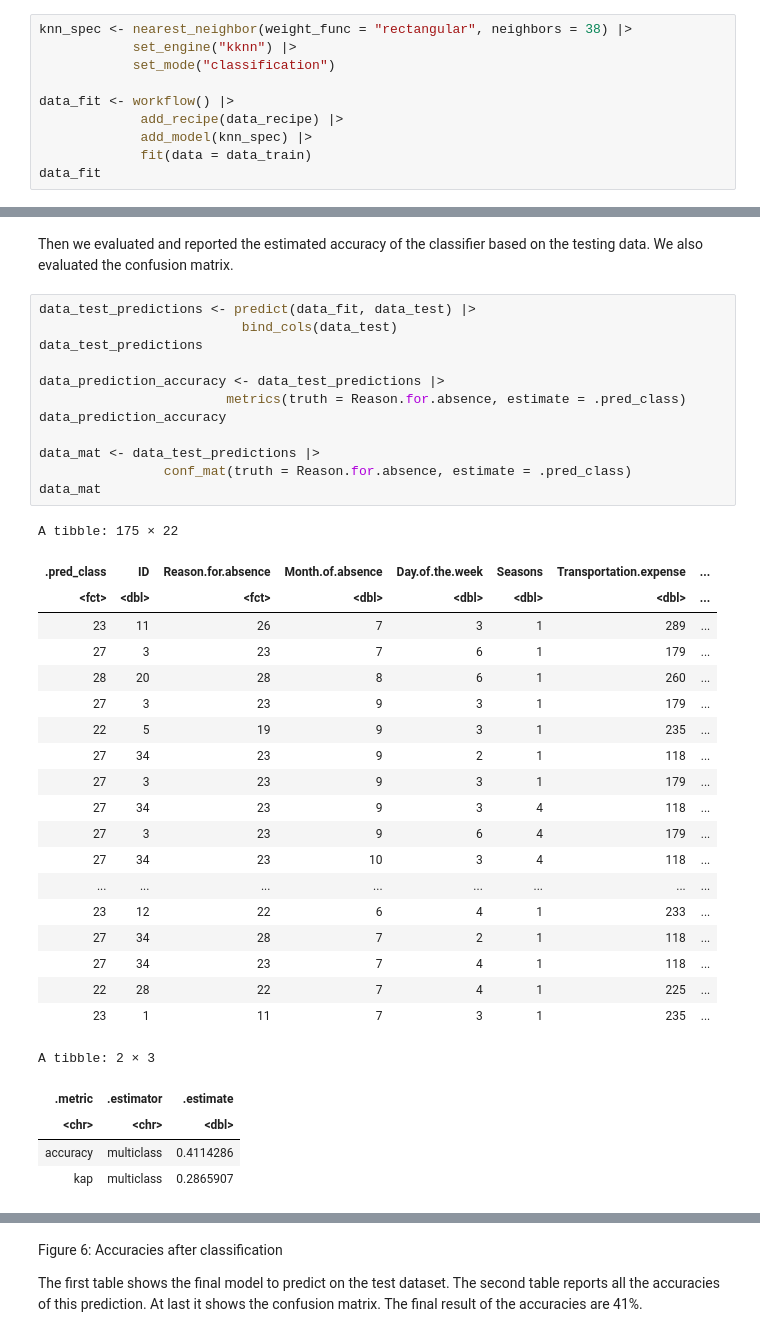
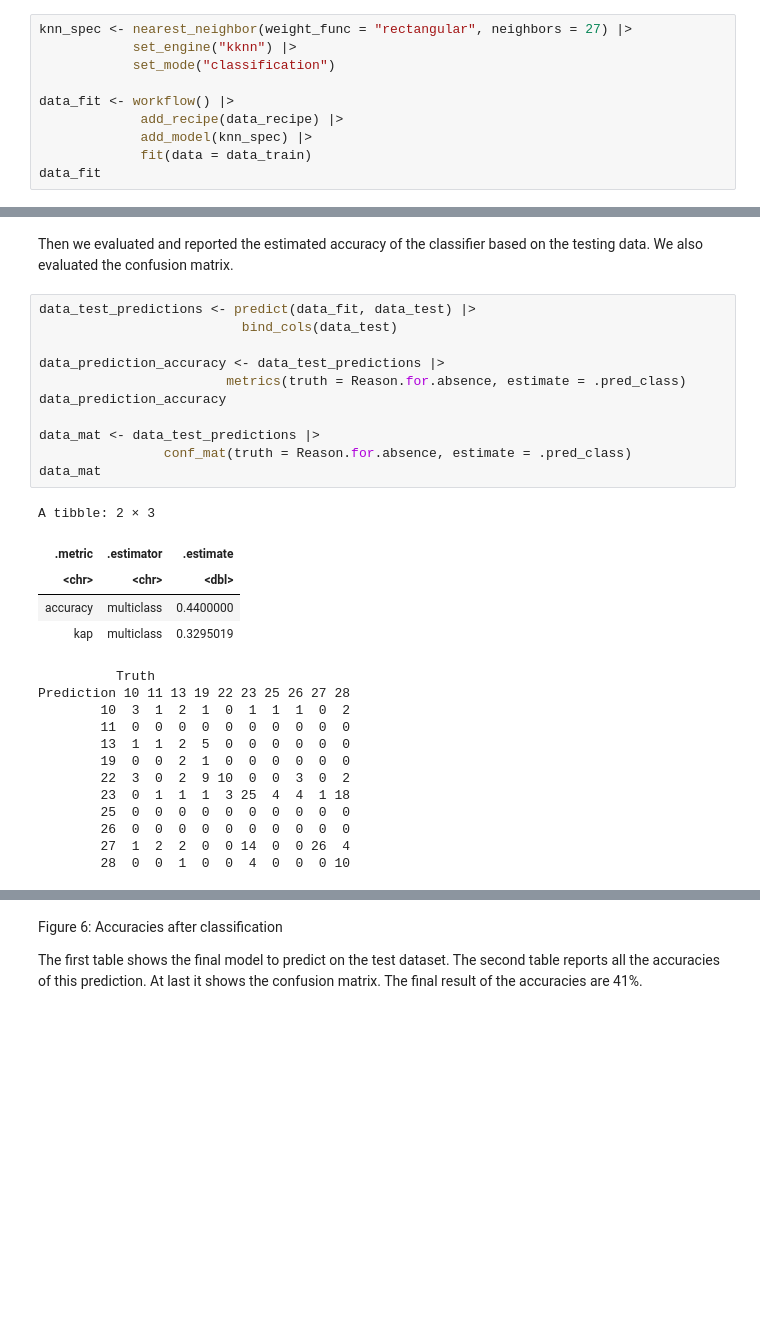
Before and after one commit to tim13246879/dsci-100-2022w1-group-87, a Jupyter notebook: Final_report.ipynb, the cells around one changed output, grey strips where cells are left out. Cells and saved outputs as stored; diff of their text form; blank space fills up the shorter version.

Commit message:
Ran code again, chose best K, Changed description of accuracy vs neighbors plot

```diff
--- a/Final_report.ipynb
+++ b/Final_report.ipynb
@@ -397,7 +397,7 @@ From the above graph, it appears that K = 40 might be the best for the model. It
 # %% [markdown]
 We then made a new model specification for the best parameter value (i.e., K = 38), and retrained the entire data set using the fit function.
 # %%
-knn_spec <- nearest_neighbor(weight_func = "rectangular", neighbors = 38) |>
+knn_spec <- nearest_neighbor(weight_func = "rectangular", neighbors = 27) |>
             set_engine("kknn") |>
             set_mode("classification")
 
@@ -431,37 +431,29 @@ Then we evaluated and reported the estimated accuracy of the classifier based on
 # %%
 data_test_predictions <- predict(data_fit, data_test) |>
                           bind_cols(data_test)
-data_test_predictions
 
 data_prediction_accuracy <- data_test_predictions |>
                         metrics(truth = Reason.for.absence, estimate = .pred_class)
 data_prediction_accuracy
 
 data_mat <- data_test_predictions |>
                 conf_mat(truth = Reason.for.absence, estimate = .pred_class)
 data_mat
 # %% [output]
-A tibble: 175 × 22
+A tibble: 2 × 3
-| .pred_class | ID | Reason.for.absence | Month.of.absence | Day.of.the.week | Seasons | Transportation.expense | ... |
-| <fct> | <dbl> | <fct> | <dbl> | <dbl> | <dbl> | <dbl> | ... |
-| 23 | 11 | 26 | 7 | 3 | 1 | 289 | ... |
-| 27 | 3 | 23 | 7 | 6 | 1 | 179 | ... |
-| 28 | 20 | 28 | 8 | 6 | 1 | 260 | ... |
-| 27 | 3 | 23 | 9 | 3 | 1 | 179 | ... |
-| 22 | 5 | 19 | 9 | 3 | 1 | 235 | ... |
-| 27 | 34 | 23 | 9 | 2 | 1 | 118 | ... |
-| 27 | 3 | 23 | 9 | 3 | 1 | 179 | ... |
-| 27 | 34 | 23 | 9 | 3 | 4 | 118 | ... |
-| 27 | 3 | 23 | 9 | 6 | 4 | 179 | ... |
-| 27 | 34 | 23 | 10 | 3 | 4 | 118 | ... |
-| ... | ... | ... | ... | ... | ... | ... | ... |
-| 23 | 12 | 22 | 6 | 4 | 1 | 233 | ... |
-| 27 | 34 | 28 | 7 | 2 | 1 | 118 | ... |
-| 27 | 34 | 23 | 7 | 4 | 1 | 118 | ... |
-| 22 | 28 | 22 | 7 | 4 | 1 | 225 | ... |
-| 23 | 1 | 11 | 7 | 3 | 1 | 235 | ... |
+| .metric | .estimator | .estimate |
+| <chr> | <chr> | <dbl> |
+| accuracy | multiclass | 0.4400000 |
+| kap | multiclass | 0.3295019 |
-A tibble: 2 × 3
+          Truth
+Prediction 10 11 13 19 22 23 25 26 27 28
+        10  3  1  2  1  0  1  1  1  0  2
+        11  0  0  0  0  0  0  0  0  0  0
+        13  1  1  2  5  0  0  0  0  0  0
+        19  0  0  2  1  0  0  0  0  0  0
+        22  3  0  2  9 10  0  0  3  0  2
+        23  0  1  1  1  3 25  4  4  1 18
+        25  0  0  0  0  0  0  0  0  0  0
+        26  0  0  0  0  0  0  0  0  0  0
+        27  1  2  2  0  0 14  0  0 26  4
+        28  0  0  1  0  0  4  0  0  0 10
-| .metric | .estimator | .estimate |
-| <chr> | <chr> | <dbl> |
-| accuracy | multiclass | 0.4114286 |
-| kap | multiclass | 0.2865907 |
```
Also changed, not shown: parts of 3 cells of this notebook.
